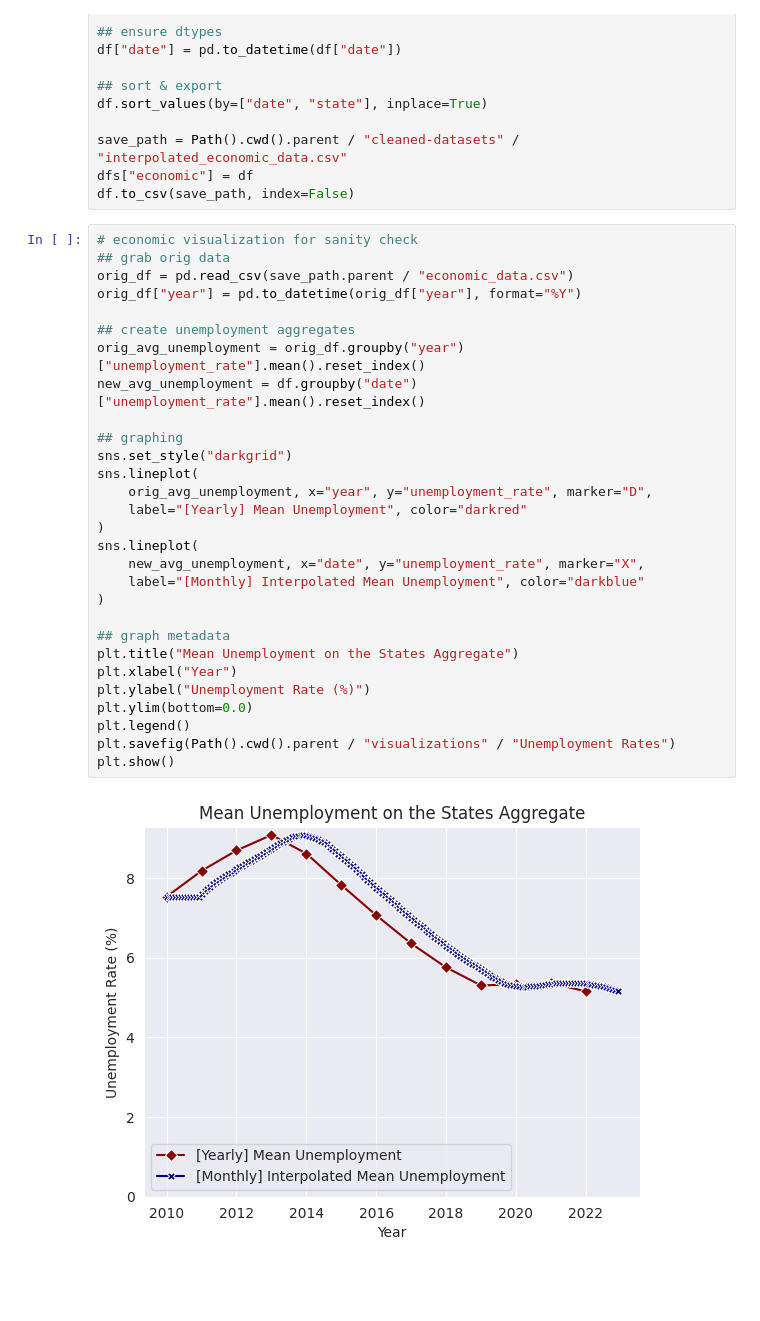
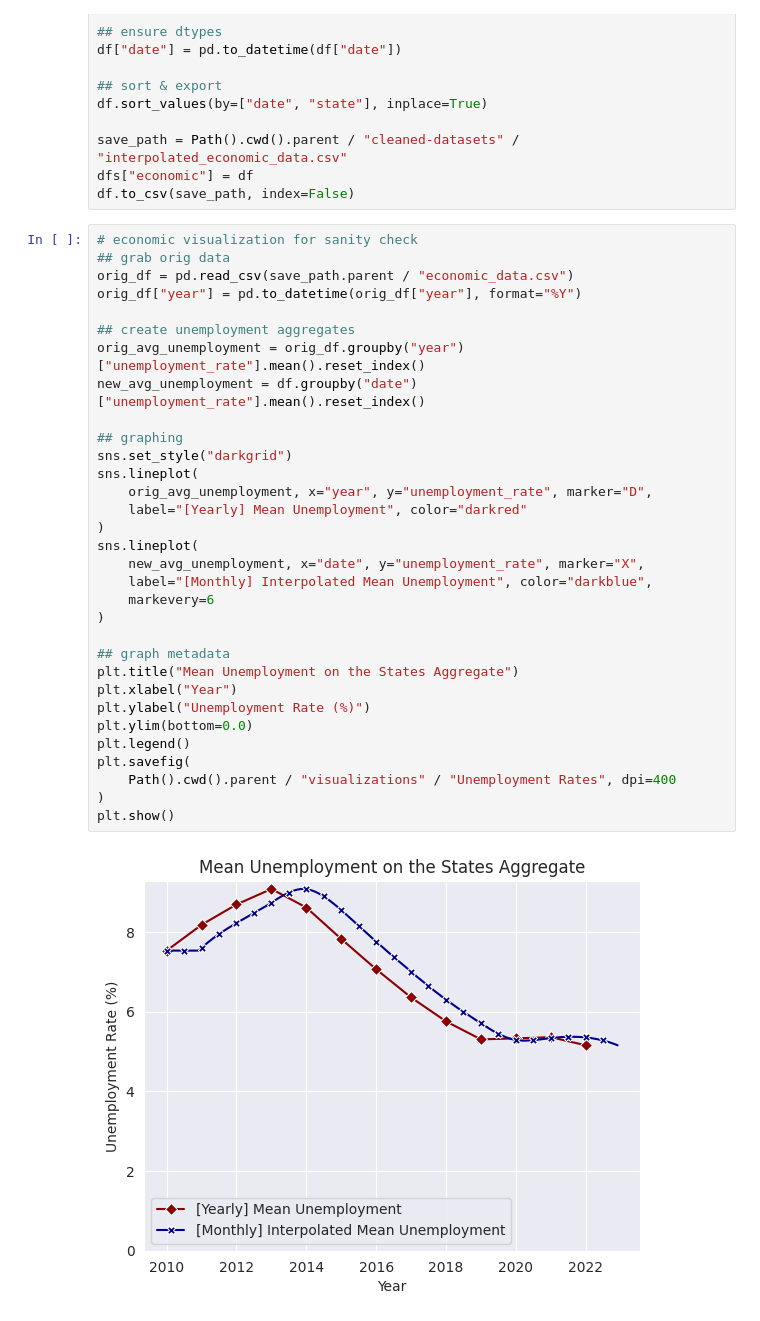
Before and after one commit to arjashok/2024-Summer-Datathon, a Jupyter notebook: src/explore.ipynb, the cells around one changed output. Drawn from its saved outputs; the diff is of its cells as text; blank space fills up the shorter version.

Commit message:
small changes to graph quality

```diff
--- a/src/explore.ipynb
+++ b/src/explore.ipynb
@@ -401,31 +401,34 @@ df.to_csv(save_path, index=False)
 # %%
 # economic visualization for sanity check
 ## grab orig data
 orig_df = pd.read_csv(save_path.parent / "economic_data.csv")
 orig_df["year"] = pd.to_datetime(orig_df["year"], format="%Y")
 
 ## create unemployment aggregates
 orig_avg_unemployment = orig_df.groupby("year")["unemployment_rate"].mean().reset_index()
 new_avg_unemployment = df.groupby("date")["unemployment_rate"].mean().reset_index()
 
 ## graphing
 sns.set_style("darkgrid")
 sns.lineplot(
     orig_avg_unemployment, x="year", y="unemployment_rate", marker="D",
     label="[Yearly] Mean Unemployment", color="darkred"
 )
 sns.lineplot(
     new_avg_unemployment, x="date", y="unemployment_rate", marker="X",
-    label="[Monthly] Interpolated Mean Unemployment", color="darkblue"
+    label="[Monthly] Interpolated Mean Unemployment", color="darkblue",
+    markevery=6
 )
 
 ## graph metadata
 plt.title("Mean Unemployment on the States Aggregate")
 plt.xlabel("Year")
 plt.ylabel("Unemployment Rate (%)")
 plt.ylim(bottom=0.0)
 plt.legend()
-plt.savefig(Path().cwd().parent / "visualizations" / "Unemployment Rates")
+plt.savefig(
+    Path().cwd().parent / "visualizations" / "Unemployment Rates", dpi=400
+)
 plt.show()
 # %% [output]
-[figure, old version]
+[figure, new version]
```
Also changed, not shown: 1 other file.
